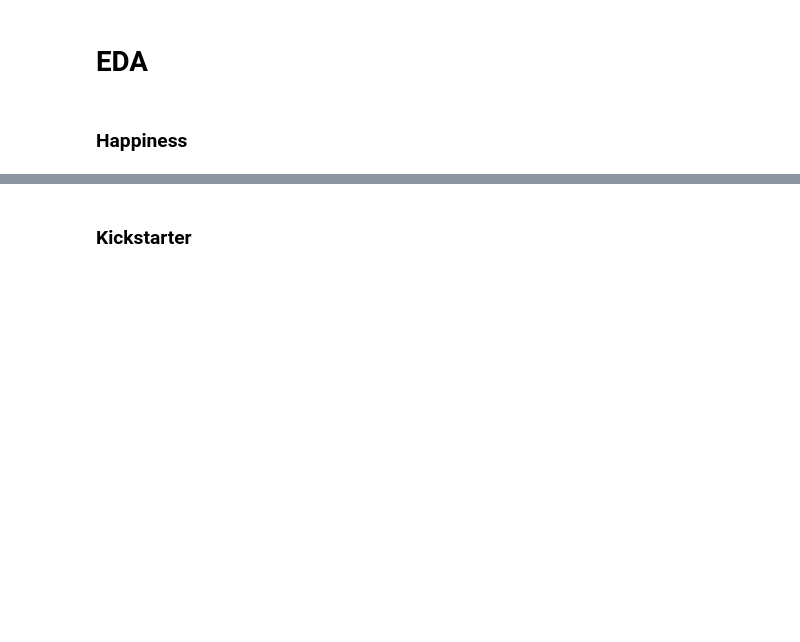
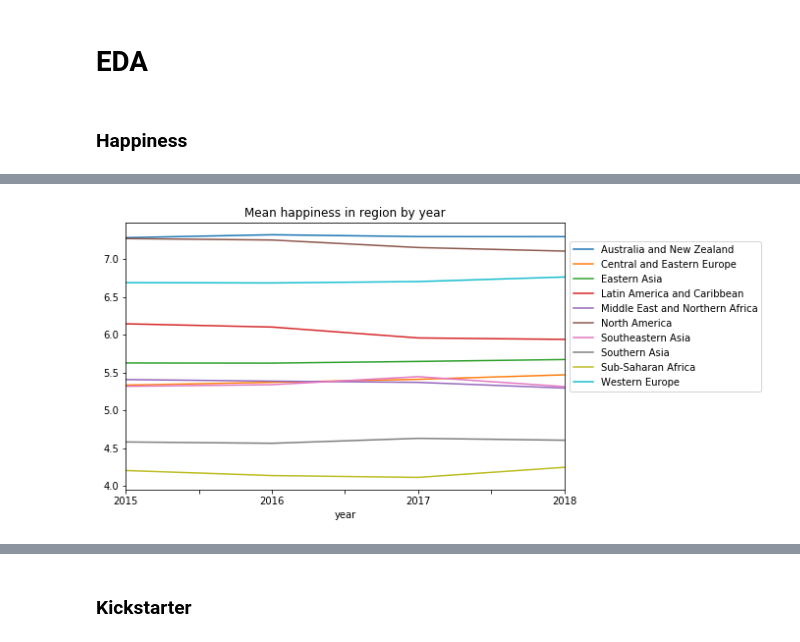
Before and after one commit to PonyCony/happy_kickstarters, a Jupyter notebook: Happy_Kickstarters.ipynb, the cells around one changed output, grey strips where cells are left out. Saved outputs shown, nothing was run; the diff lists cells and outputs as text; code cells hidden in the pictures; blank space fills up the shorter version.

```diff
--- a/Happy_Kickstarters.ipynb
+++ b/Happy_Kickstarters.ipynb
@@ -249,0 +239,7 @@ memory usage: 11.4+ MB
+# %%
+hap.pivot_table(index='year', columns='region', values='happiness').plot(title='Mean happiness in region by year',
+                                                                        figsize=(8,5))
+plt.legend(loc='center left', bbox_to_anchor=(1.0, 0.65))
+plt.show()
+# %% [output]
+[figure, added]
```
Also changed, not shown: parts of 6 cells of this notebook.
